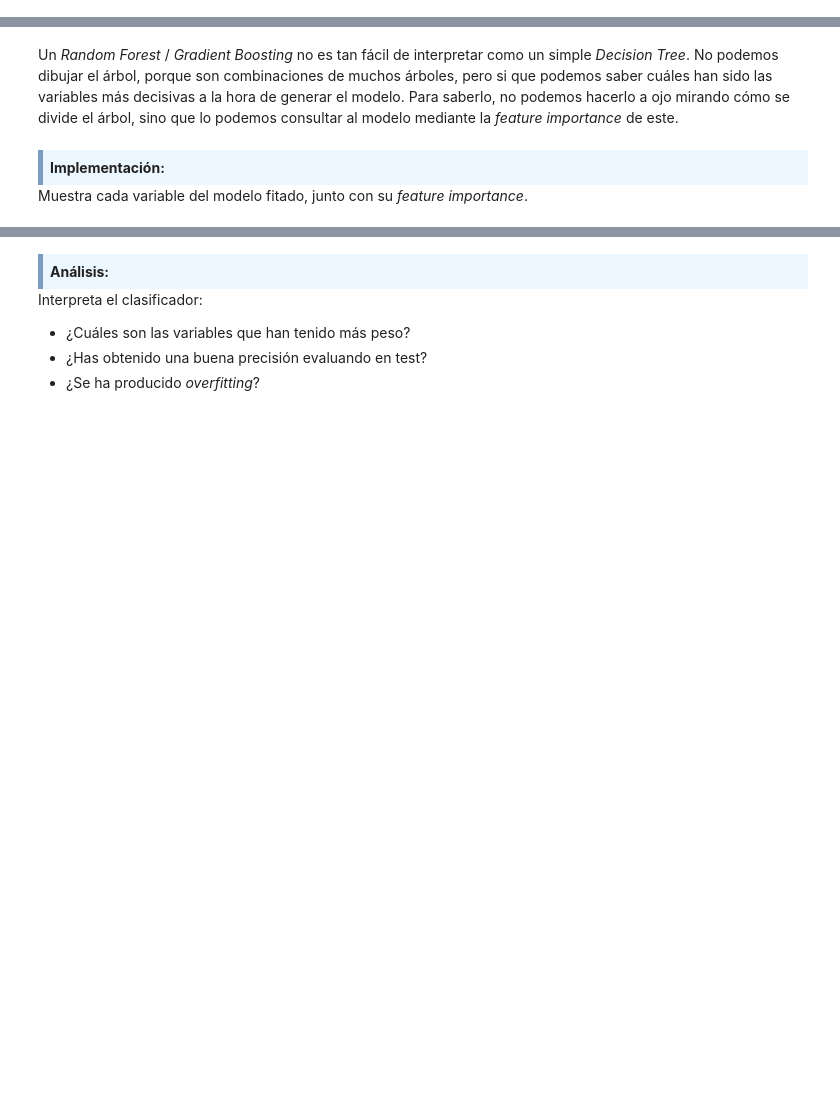
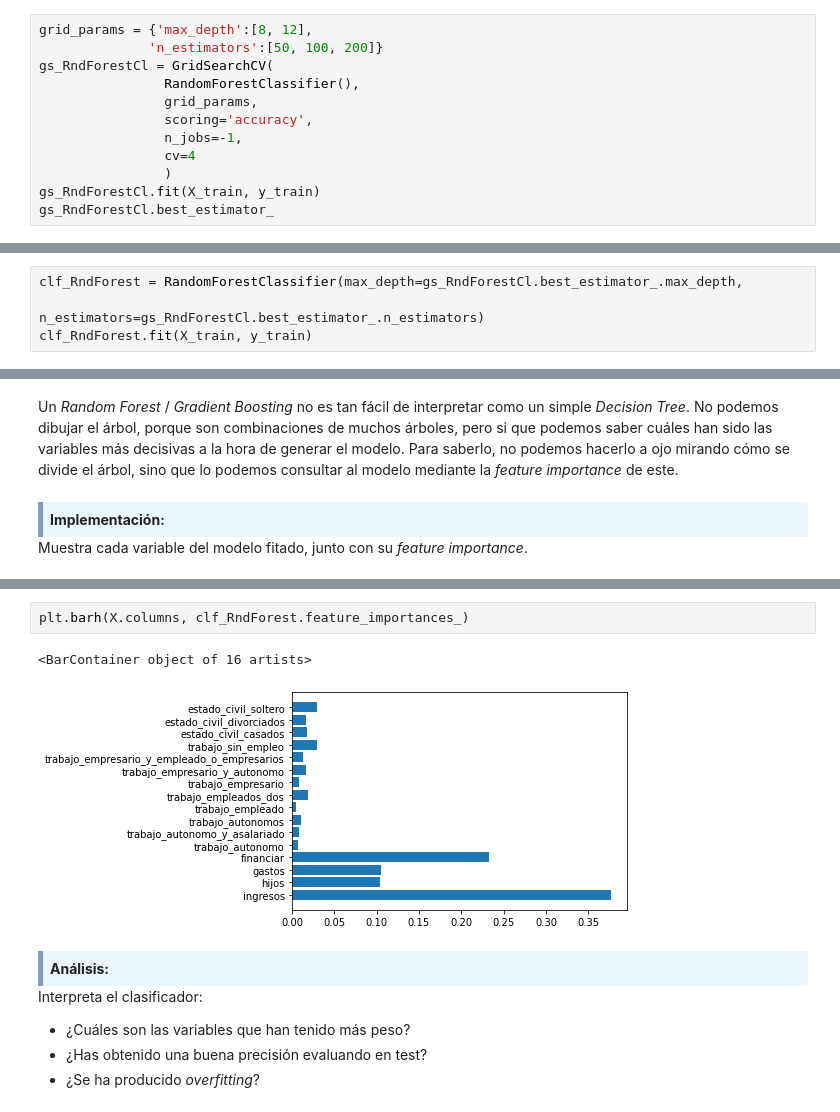
Before and after one commit to franjmelchor/MAMD_PEC3, a Jupyter notebook: code/20202_M2.855_PEC3_Enunciado.ipynb, the cells around one changed output, grey strips where cells are left out. Saved outputs shown, nothing was run; the diff lists cells and outputs as text; blank space fills up the shorter version.

```diff
--- a/code/20202_M2.855_PEC3_Enunciado.ipynb
+++ b/code/20202_M2.855_PEC3_Enunciado.ipynb
@@ -857,3 +1118,15 @@ Usad _Random Forest_ o _Gradient Boosting_ para acotar el _dataset_ "hipotecas".
 
    - Utilizar el _dataset_ de _train_ para encontrar los mejores hiperparámetros haciendo _cross-validation_.
    - Entrenar el modelo con _train_, predecir con test y calcular su _accuracy_ y la matriz de confusión.
+# %%
+grid_params = {'max_depth':[8, 12],
+              'n_estimators':[50, 100, 200]}
+gs_RndForestCl = GridSearchCV(
+                RandomForestClassifier(),
+                grid_params,
+                scoring='accuracy',
+                n_jobs=-1,
+                cv=4
+                )
+gs_RndForestCl.fit(X_train, y_train)
+gs_RndForestCl.best_estimator_
@@ -859,0 +1136,4 @@ Usad _Random Forest_ o _Gradient Boosting_ para acotar el _dataset_ "hipotecas".
+# %%
+clf_RndForest = RandomForestClassifier(max_depth=gs_RndForestCl.best_estimator_.max_depth,
+                                          n_estimators=gs_RndForestCl.best_estimator_.n_estimators)
+clf_RndForest.fit(X_train, y_train)
@@ -868,3 +1168,8 @@ Muestra cada variable del modelo fitado, junto con su _feature importance_.
+# %%
+plt.barh(X.columns, clf_RndForest.feature_importances_)
+# %% [output]
+<BarContainer object of 16 artists>
+[figure, added]
 # %% [markdown]
 <div style="background-color: #EDF7FF; border-color: #7C9DBF; border-left: 5px solid #7C9DBF; padding: 0.5em;">
 <strong>Análisis:</strong>
```
Also changed, not shown: parts of 58 cells of this notebook, 3 other files.
